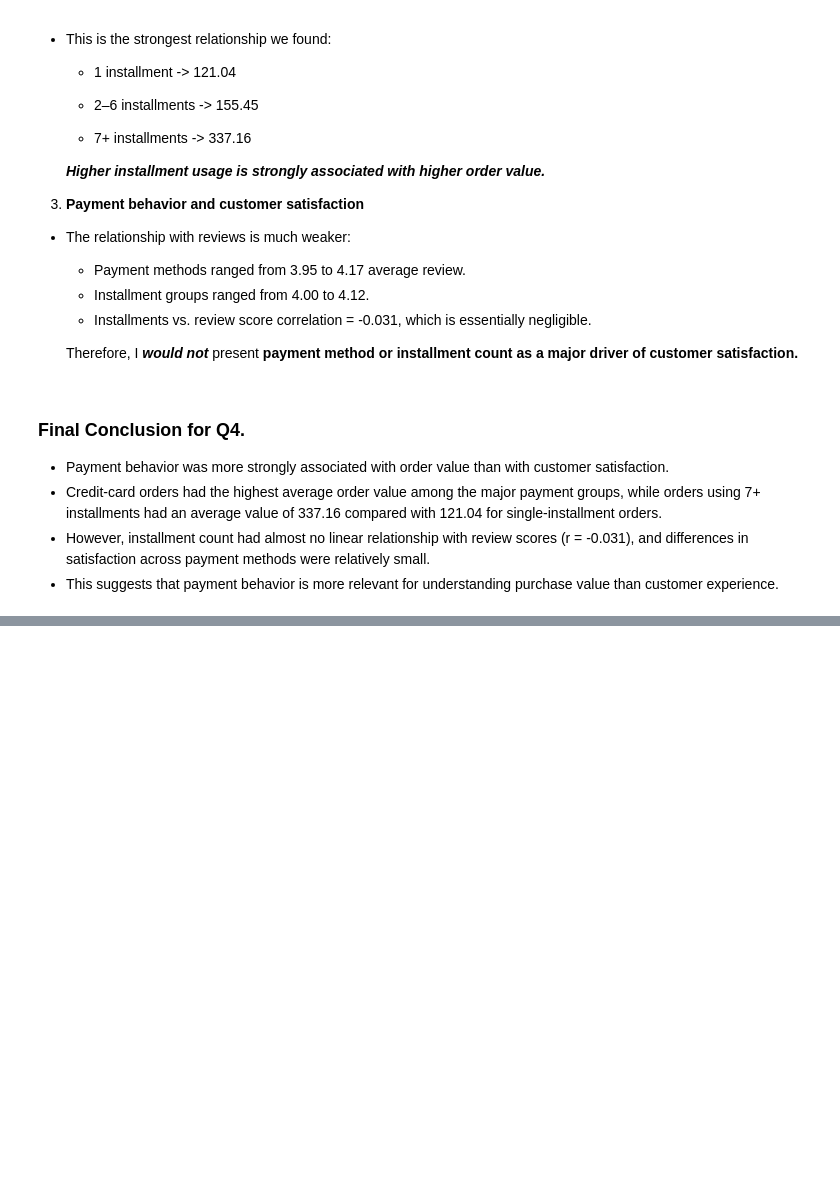
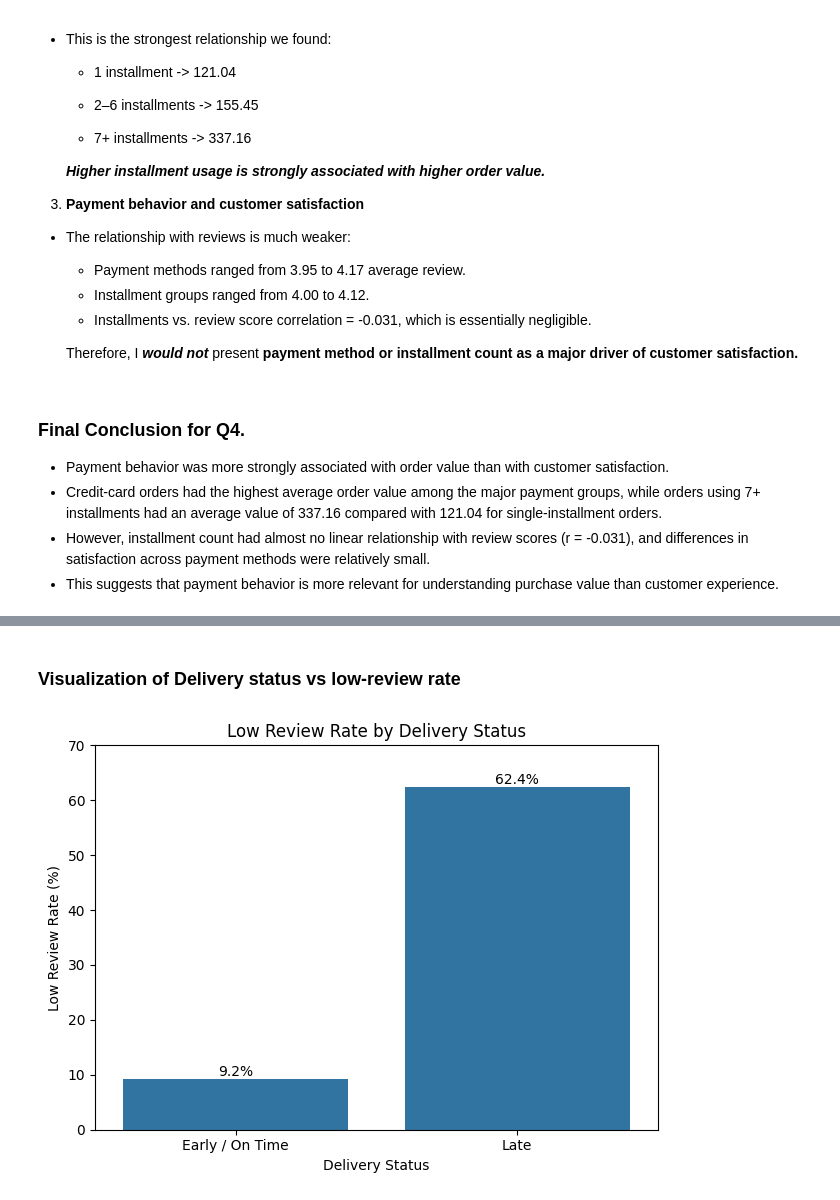
Before and after one commit to VishnuCodes96/olist-marketplace-analysis, a Jupyter notebook: notebooks/Olist_Marketplace_Performance_Customer_Experience_Analysis.ipynb, the cells around one changed output, grey strips where cells are left out. Drawn from its saved outputs; the diff is of its cells as text; code cells hidden in the pictures; blank space fills up the shorter version.

```diff
--- a/notebooks/Olist_Marketplace_Performance_Customer_Experience_Analysis.ipynb
+++ b/notebooks/Olist_Marketplace_Performance_Customer_Experience_Analysis.ipynb
@@ -2591,0 +2623,8 @@ plt.show()
+# %%
+delivery_reviews["low_review"] = np.where(
+    delivery_reviews["review_score"] <= 2,
+    "Low Review",
+    "Not Low Review"
+)
+
+delivery_reviews["low_review"].value_counts().reset_index()
@@ -2591,0 +2681,10 @@ plt.show()
+# %%
+low_review_rate_delivery = (
+    delivery_reviews
+    .groupby("delivery_status")["low_review"]
+    .value_counts(normalize=True)
+    .mul(100)
+    .reset_index(name="percentage")
+)
+
+low_review_rate_delivery
@@ -2591,0 +2932,21 @@ plt.show()
+# %% [markdown]
+### Visualization of Delivery status vs low-review rate
+# %%
+ax = sns.barplot(
+    data=low_review_rate_delivery[
+        low_review_rate_delivery["low_review"] == "Low Review"
+    ],
+    x="delivery_status",
+    y="percentage"
+)
+
+plt.xlabel("Delivery Status")
+plt.ylabel("Low Review Rate (%)")
+plt.title("Low Review Rate by Delivery Status")
+plt.ylim(0, 70)
+for container in ax.containers:
+    ax.bar_label(container, fmt="%.1f%%")
+plt.tight_layout()
+plt.show()
+# %% [output]
+[figure, added]
```
Also changed, not shown: parts of 41 cells of this notebook.
